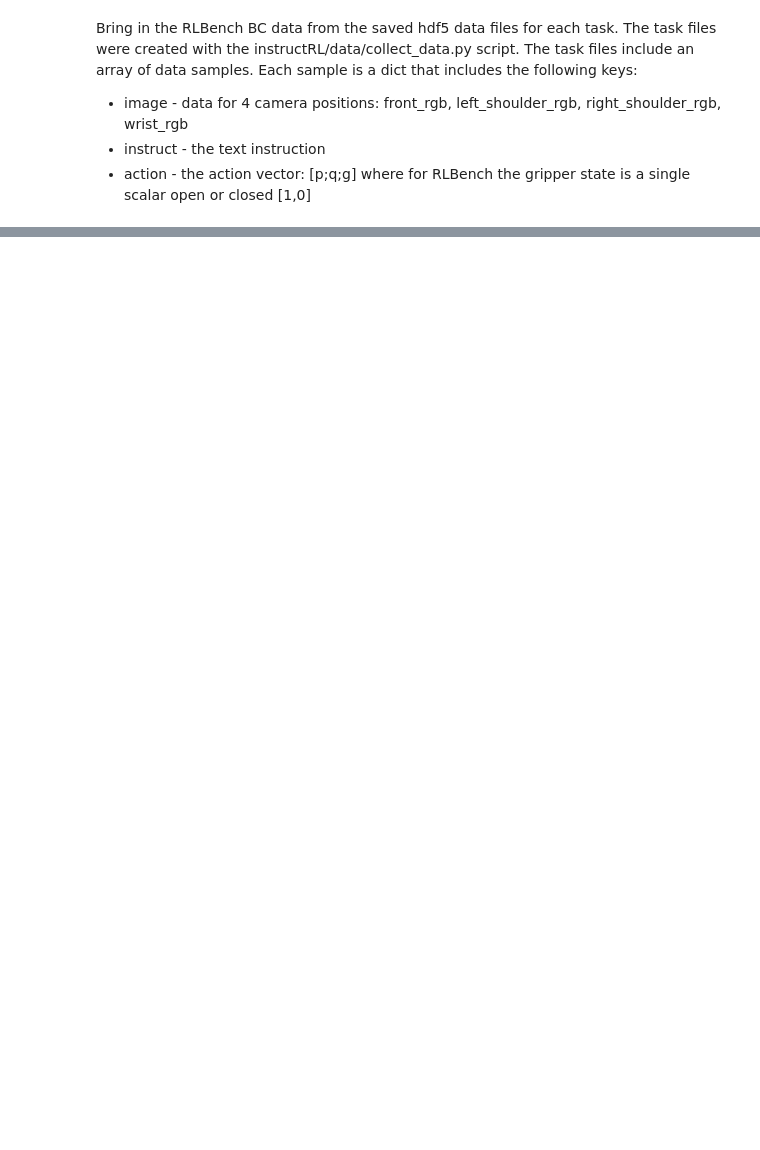
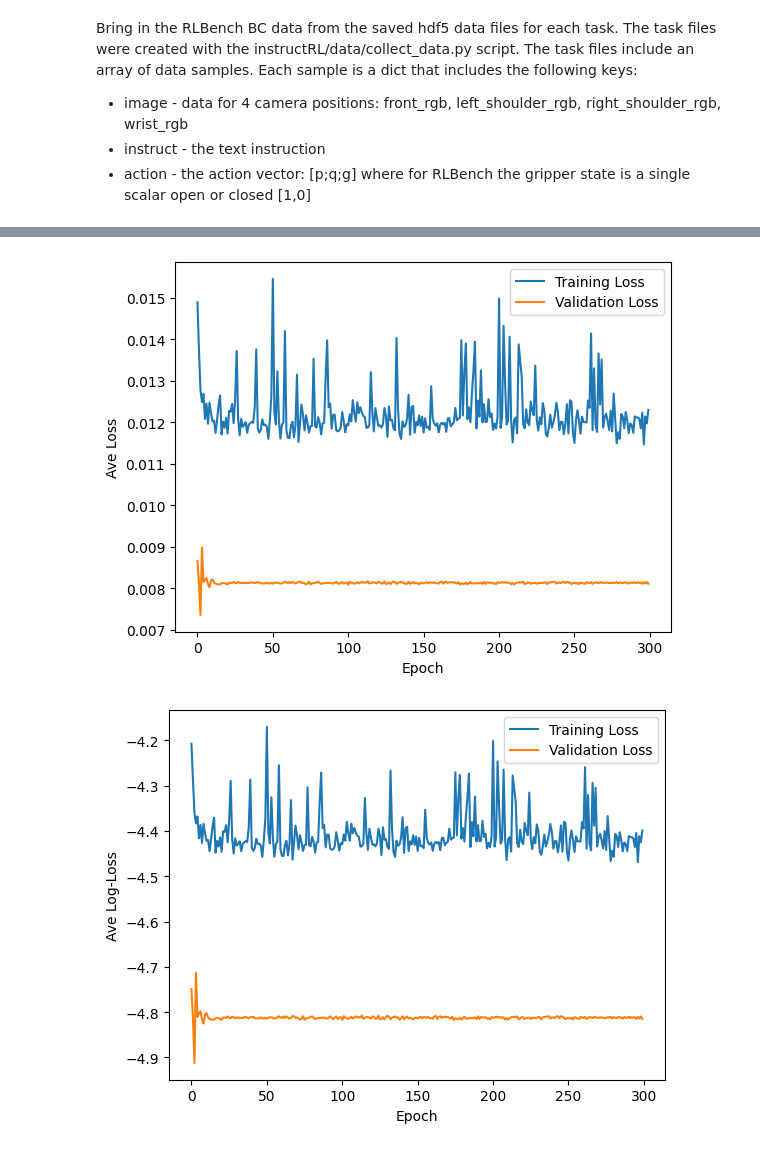
Before and after one commit to levi-kennedy/flava-action-xformer, a Jupyter notebook: main.ipynb, the cells around one changed output, grey strips where cells are left out. Cells and saved outputs as stored; diff of their text form; code cells hidden in the pictures; blank space fills up the shorter version.

Commit message:
Updated target reference and paremeters.

```diff
--- a/main.ipynb
+++ b/main.ipynb
@@ -248,19 +237,17 @@ Adjusting learning rate of group 0 to 1.0000e-02.
 # %%
 
 
+val_loss_buf = np.zeros((epochs, len(val_loader)))
 def evaluate(model: nn.Module, val_loader: iter) -> float:
     model.eval()  # turn on evaluation mode
-    total_val_loss = 0.
     with torch.no_grad():
-        for i, (batch, targets) in enumerate(train_loader):
-            encoder_embeddings = batch['mm_embeddings'].cuda()
+        for i, (batch, targets) in enumerate(val_loader):
+            encoder_embeddings = batch['encoder_emb'].cuda()
             action_inputs = batch['action'].cuda()
             targets = torch.squeeze(targets).cuda()
-            output = model(actions=action_inputs, memory=encoder_embeddings)
-            batch_val_loss = loss_fn(output, targets)
-            total_val_loss += batch_val_loss.item()
-
-    return np.mean(total_val_loss, dtype=np.float32)
+            outputs = model(actions=action_inputs, memory=encoder_embeddings)
+            batch_val_loss = loss_fn(outputs[:,:-1,:], targets)
+            val_loss_buf[epoch, i] = batch_val_loss.item()
 # %%
 
 
@@ -313,0 +293,24 @@ fig1 = plt.gcf()
+# %%
+# plot the training loss for each epoch
+
+plt.plot(np.vstack((np.mean(train_loss_buf, axis=1), np.mean(val_loss_buf, axis=1))).T)
+# set the x axis tick labels to be the epoch numbers
+plt.xlabel('Epoch')
+plt.ylabel('Ave Loss')
+
+# add a legend
+plt.legend(['Training Loss', 'Validation Loss'])
+plt.show()
+
+
+plt.clf()
+plt.plot(np.log(np.vstack((np.mean(train_loss_buf, axis=1), np.mean(val_loss_buf, axis=1))).T))
+plt.xlabel('Epoch')
+plt.ylabel('Ave Log-Loss')
+
+# add a legend
+plt.legend(['Training Loss', 'Validation Loss'])
+plt.show()
+# %% [output]
+[figure, added]
+[figure, added]
```
Also changed, not shown: parts of 21 cells of this notebook, 5 other files.
